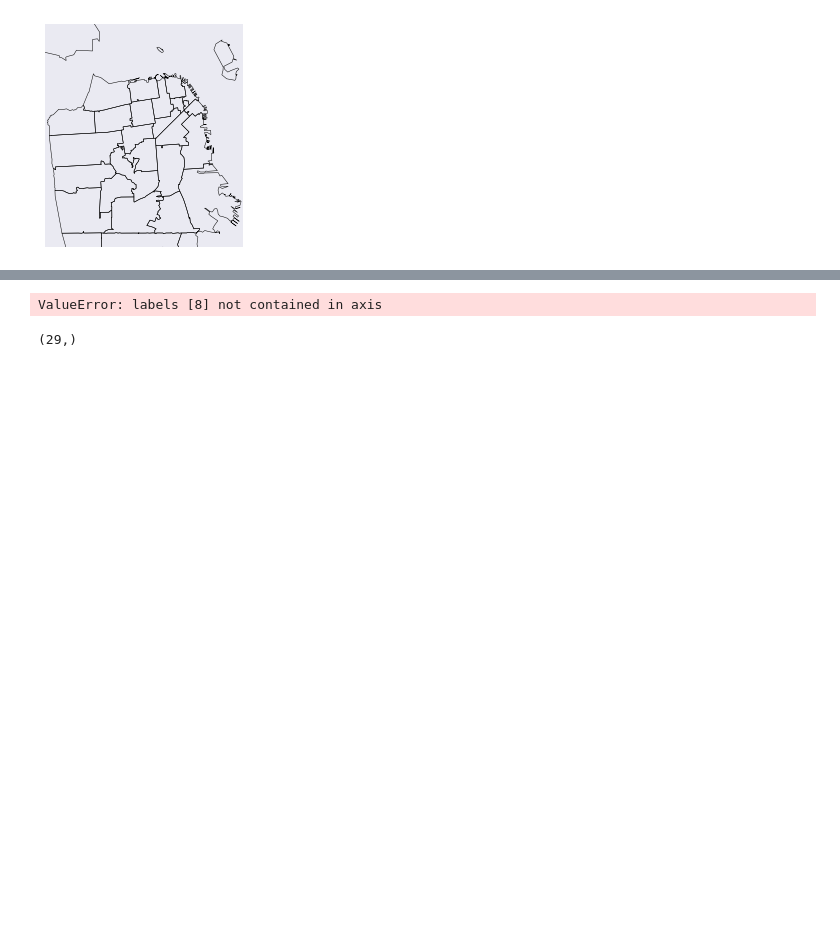
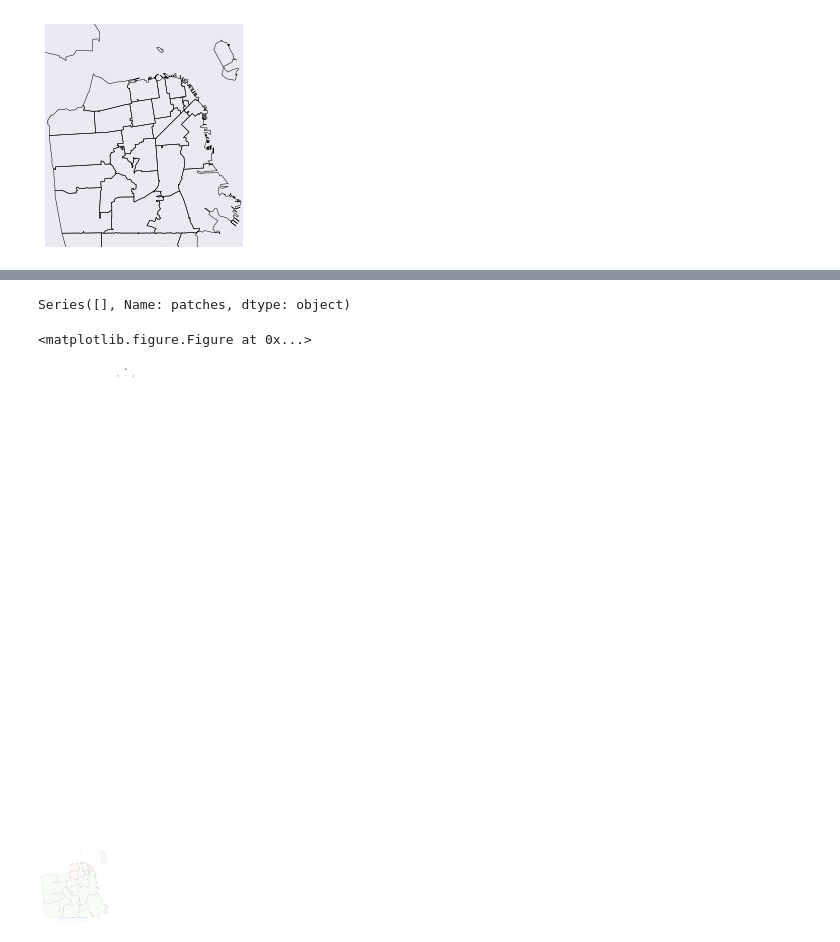
Before and after one commit to livenb/crime_prediction, a Jupyter notebook: SF_map.ipynb, the cells around one changed output, grey strips where cells are left out. Saved outputs shown, nothing was run; the diff lists cells and outputs as text; code cells hidden in the pictures; blank space fills up the shorter version.

```diff
--- a/SF_map.ipynb
+++ b/SF_map.ipynb
@@ -317,56 +277,63 @@ from matplotlib.colors import Normalize
 from matplotlib.colors import LinearSegmentedColormap
 from matplotlib import cm
 
+posts = [str(x) for x in sfdf['zipcode'].unique()]
+
 def prep_df(df, W, labels):
     W_df= W = pd.DataFrame(W)
     for col in W.columns:
         W.loc[:,col] = Natural_Breaks(W.loc[:, col], k=10).yb
     df['class'] = labels + 1
-    df = pd.concat((df.drop(range(1,11), axis=1), W), axis=1)
-    df['ZIP'] = df['ZIP'].apply(int).apply(str)
+
+    df = pd.concat((df.drop(crimes.keys(), axis=1), W), axis=1)
+    df['zipcode'] = df['zipcode'].apply(str)
     return df
 
 def get_df_map(df):
     df_map = pd.DataFrame({
-            'poly': [Polygon(xy) for xy in m.LA],
-            'zipcode': [ward['zipcode'] for ward in m.LA_info]})
-    df_map = pd.merge(df_map, df, how='left', left_on='zipcode', right_on='ZIP',
+            'poly': [Polygon(xy) for xy in m.SF],
+            'zipcode': [ward['zip'] for ward in m.SF_info]})
+    df_map = df_map[df_map['zipcode'].isin(posts)]
+    df_map = pd.merge(df_map, df, how='left', left_on='zipcode', right_on='zipcode',
                       left_index=True, right_index=False)
     df_map = df_map.fillna(0)
-    df_map['patches'] = df_map['poly'].map(lambda x: PolygonPatch(x, ec='#555555', lw=.2, alpha=1.0, zorder=4))
 #     print df_map.head()
     return df_map
 
 def build_yr_map_nmf(df_map):
     plt.clf()
     fig = plt.figure()
-    ax = fig.add_subplot(111, axisbg='w', frame_on=False)
+    ax = fig.add_subplot(111, axisbg='w', frame_on=True)
     # draw wards with grey outlines
     norm = Normalize()
     cmaps = []
-    colors = ['Blues', 'Greens', 'Oranges', 'Reds', 'Purples']
+    colors = ['Blues', 'Greens', 'Oranges', 'Reds', 'Purples', 'Greys']
     for i in xrange(5):
         color = colors[i]
         cmap = plt.get_cmap(color)
-        pc = PatchCollection(df_map[df_map['class'] == i+1]['patches'], match_original=True, alpha=0.8)
-        pc.set_facecolor(cmap(norm(df_map.loc[(df_map['class'] == i+1), i].values)))
+#         print i
+        df_map['patches'] = df_map['poly'].map(lambda x: PolygonPatch(x, ec='#555555', lw=0.2, alpha=1.0, zorder=4))
+        if len(df_map[df_map['class'] == i+1]['patches']) != 0:
+            pc = PatchCollection(df_map[df_map['class'] == i+1]['patches'], match_original=True, alpha=0.8)
+            pc.set_facecolor(cmap(norm(df_map.loc[(df_map['class'] == i+1), i].values)))
+            ax.add_collection(pc)
+    if len(df_map[df_map['class'] == 0]['patches']) != 0:
+        pc = PatchCollection(df_map[df_map['class'] == 0]['patches'], match_original=True, alpha=0.3)
+        pc.set_facecolor('Grey')
         ax.add_collection(pc)
-    pc = PatchCollection(df_map[df_map['class'] == 0]['patches'], match_original=True, alpha=0.3)
-    pc.set_facecolor('Grey')
-    ax.add_collection(pc)
-    info = 'LA Commuties Categoried by Crime -- {}'.format(yr)
+#     info = 'SF Commuties Categoried by Crime -- {}'.format(yr)
 
     # Draw a map scale
     m.drawmapscale(
         coords[0] + 0.2, coords[1] + 1.015,
         coords[0], coords[1],
-        20.,
+        2.,
         barstyle='fancy', labelstyle='simple',
         fillcolor1='w', fillcolor2='#555555',
         fontcolor='#555555', units='mi',
         zorder=5)
     # this will set the image width to 722px at 100dpi
     plt.tight_layout()
-    fig.set_size_inches(12, 16)
+#     fig.set_size_inches(12, 16)
     # plt.savefig('data/london_plaques.png', dpi=100, alpha=True)
     plt.show()
@@ -373,11 +342,15 @@ def build_yr_map_nmf(df_map):
+# %%
+df_map = get_df_map(new_df[new_df['Year'] == 2003])
+df_map['patches'] = df_map['poly'].map(lambda x: PolygonPatch(x, ec='#555555', zorder=4))
+df_map[df_map['class'] == 0]['patches']
+# %% [output]
+Series([], Name: patches, dtype: object)
+# %%
+build_yr_map_nmf(df_map)
+# %% [output]
+<matplotlib.figure.Figure at 0x...>
+[figure, added]
 # %%
-new_df = prep_df(sfdf, W, labelsNMF)
 for yr in xrange(2003, 2016):
     df_map = get_df_map(new_df[new_df['Year'] == yr])
     build_yr_map_nmf(df_map)
-# %% [output]
-ValueError: labels [8] not contained in axis
-# %%
-sfdf['zipcode'].unique().shape
-# %% [output]
-(29,)
```
Also changed, not shown: parts of 9 cells of this notebook, 3 other files.
